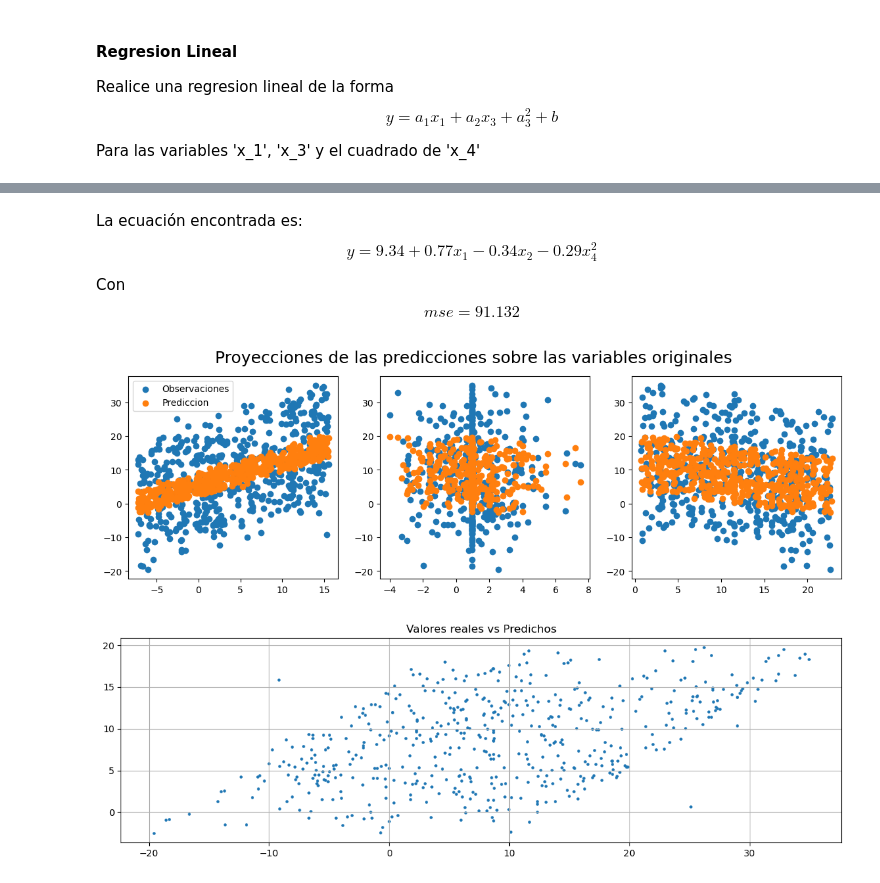
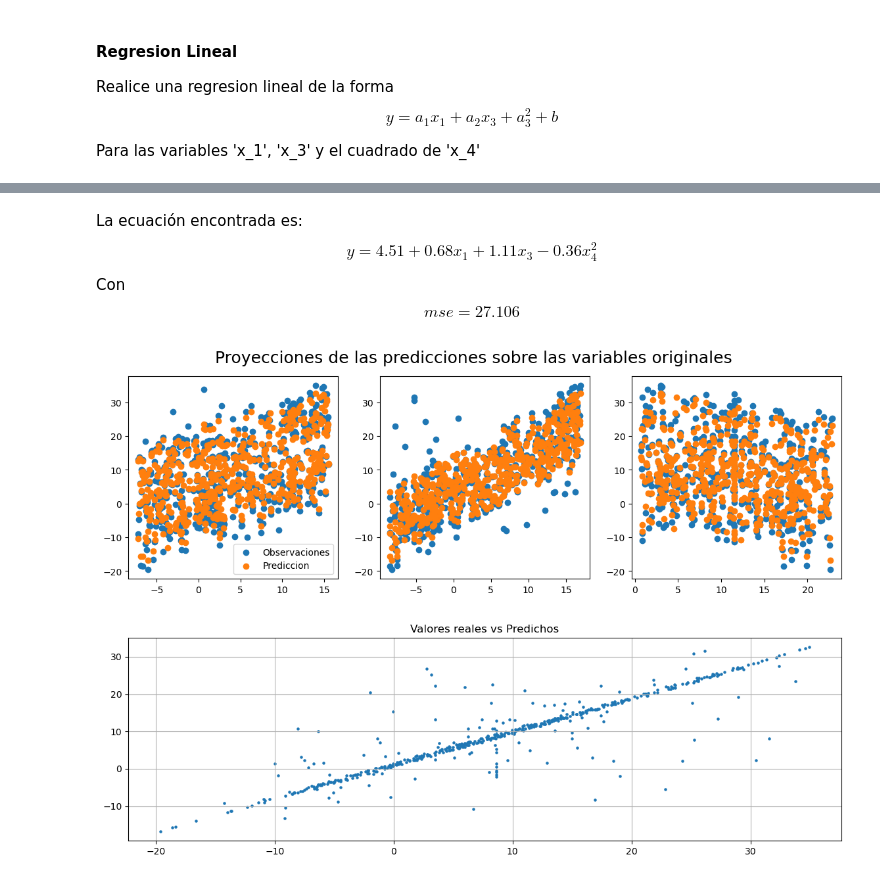
Before and after one commit to isaacGGomez/Ing_Caract, a Jupyter notebook: Practica_1_GomezIsaac.ipynb, the cells around one changed output, grey strips where cells are left out. Drawn from its saved outputs; the diff is of its cells as text; code cells hidden in the pictures.

```diff
--- a/Practica_1_GomezIsaac.ipynb
+++ b/Practica_1_GomezIsaac.ipynb
@@ -167,6 +167,6 @@ Para las variables  'x_1', 'x_3' y el cuadrado de 'x_4'
 # %%
 finaldf['x4^2'] = finaldf['x_4']**2
 lin = LinearRegression()
-lin.fit(finaldf[['x_1','x_2','x4^2']],finaldf['y'])
-lin.score(finaldf[['x_1','x_2','x4^2']],finaldf['y'])
+lin.fit(finaldf[['x_1','x_3','x4^2']],finaldf['y'])
+lin.score(finaldf[['x_1','x_3','x4^2']],finaldf['y'])
 # %% [output]
@@ -191,31 +191,31 @@ sol.fun
 # %% [markdown]
 La ecuación encontrada es:
-$$ y = 9.34 + 0.77x_1 - 0.34x_2 - 0.29x^{2}_4 $$
+$$ y = 4.51 + 0.68x_1 + 1.11x_3 - 0.36x^{2}_4 $$
 
-Con $$mse = 91.132$$
+Con $$mse =27.106$$
 # %%
 plt.rcParams["figure.figsize"] = (14,4)
 
 
 fig, axs = plt.subplots(1,3)
 axs[0].scatter(finaldf.x_1,finaldf.y,label = 'Observaciones')
-axs[0].scatter(finaldf.x_1,lin.predict(finaldf[['x_1','x_2','x4^2']]),label = 'Prediccion')
+axs[0].scatter(finaldf.x_1,lin.predict(finaldf[['x_1','x_3','x4^2']]),label = 'Prediccion')
 axs[0].legend()
 
 #axs[0].plt.grid()
-axs[1].scatter(finaldf.x_2,finaldf.y,label = 'Observaciones')
-axs[1].scatter(finaldf.x_2,lin.predict(finaldf[['x_1','x_2','x4^2']]),label = 'Prediccion')
+axs[1].scatter(finaldf.x_3,finaldf.y,label = 'Observaciones')
+axs[1].scatter(finaldf.x_3,lin.predict(finaldf[['x_1','x_3','x4^2']]),label = 'Prediccion')
 
 axs[2].scatter(finaldf['x4^2'],finaldf.y,label = 'Observaciones')
-axs[2].scatter(finaldf['x4^2'],lin.predict(finaldf[['x_1','x_2','x4^2']]),label = 'Prediccion')
+axs[2].scatter(finaldf['x4^2'],lin.predict(finaldf[['x_1','x_3','x4^2']]),label = 'Prediccion')
 fig.suptitle(' Proyecciones de las predicciones sobre las variables originales ', fontsize=18)
 plt.show()
 # %% [output]
-[figure, old version]
+[figure, new version]
 # %%
-pred=lin.predict(finaldf[['x_1','x_2','x4^2']])
+pred=lin.predict(finaldf[['x_1','x_3','x4^2']])
 plt.scatter(finaldf.y,pred,s=5,label='Observaciones')
 plt.title(label = 'Valores reales vs Predichos')
 plt.grid()
 # %% [output]
-[figure, old version]
+[figure, new version]
```
Also changed, not shown: parts of 4 cells of this notebook.
